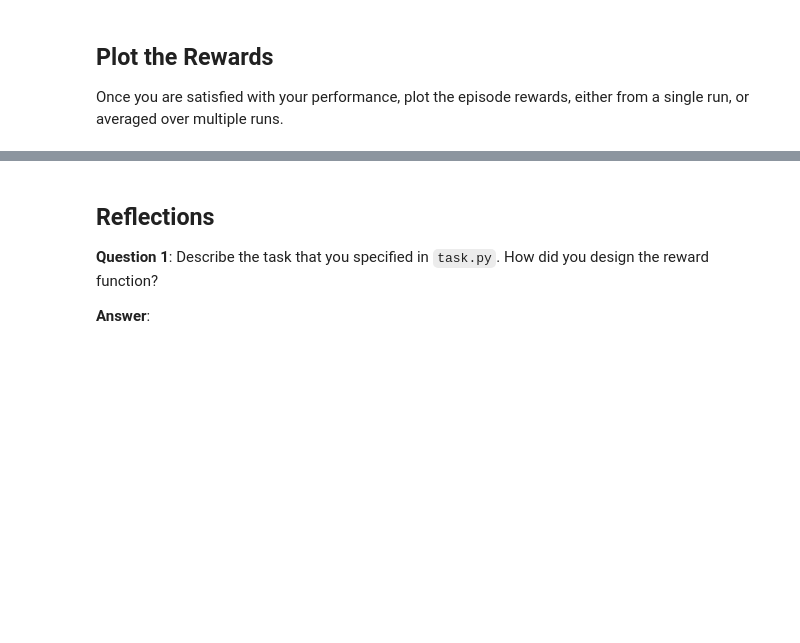
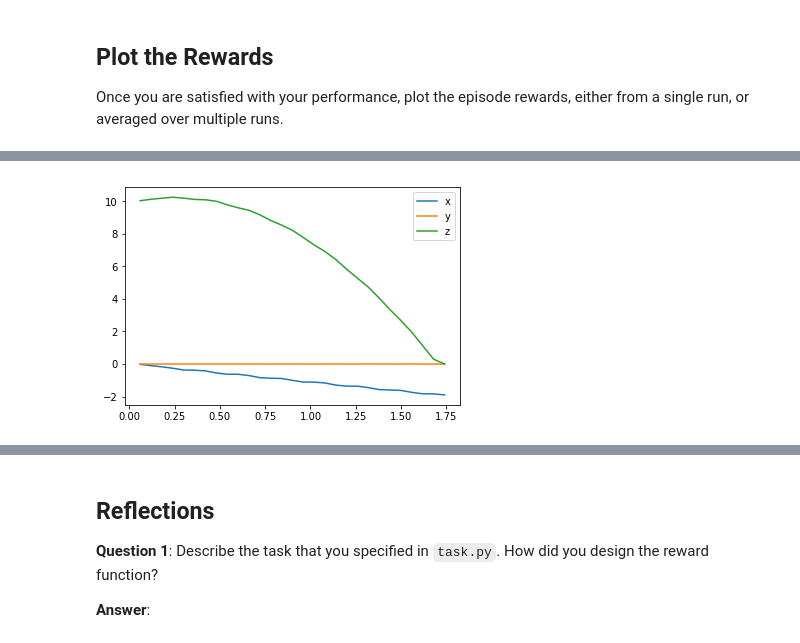
Before and after one commit to ezhilvendhan/RL-Quadcopter-2, a Jupyter notebook: Quadcopter_Project.ipynb, the cells around one changed output, grey strips where cells are left out. Cells and saved outputs as stored; diff of their text form; code cells hidden in the pictures; blank space fills up the shorter version.

```diff
--- a/Quadcopter_Project.ipynb
+++ b/Quadcopter_Project.ipynb
@@ -221,0 +296,8 @@ Once you are satisfied with your performance, plot the episode rewards, either f
+# %%
+plt.plot(ddpg_results['time'], ddpg_results['x'], label='x')
+plt.plot(ddpg_results['time'], ddpg_results['y'], label='y')
+plt.plot(ddpg_results['time'], ddpg_results['z'], label='z')
+plt.legend()
+_ = plt.ylim()
+# %% [output]
+[figure, added]
```
Also changed, not shown: parts of 10 cells of this notebook, 7 other files.
